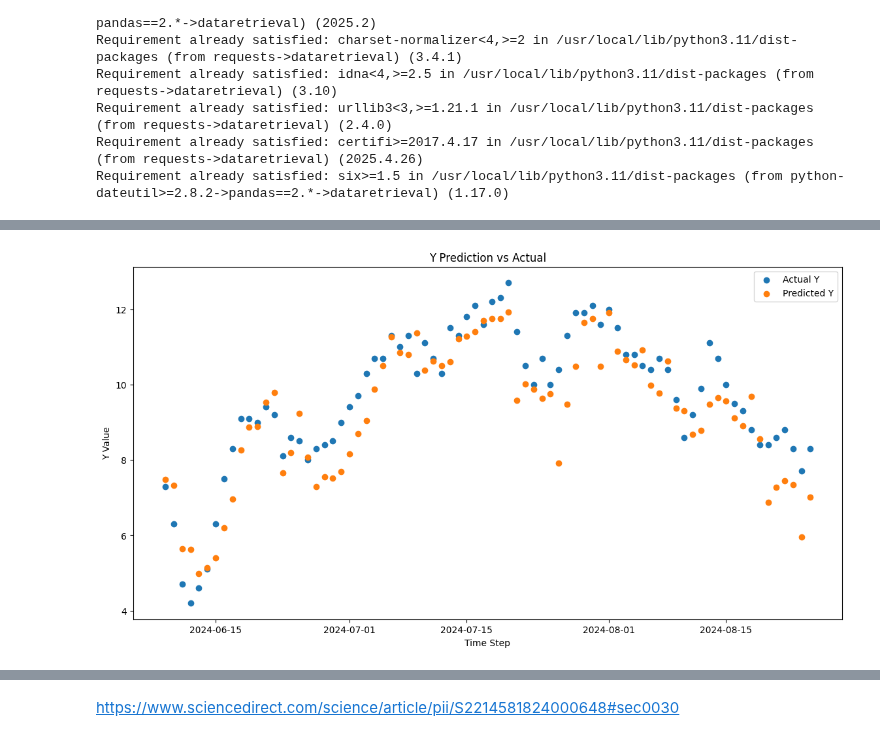
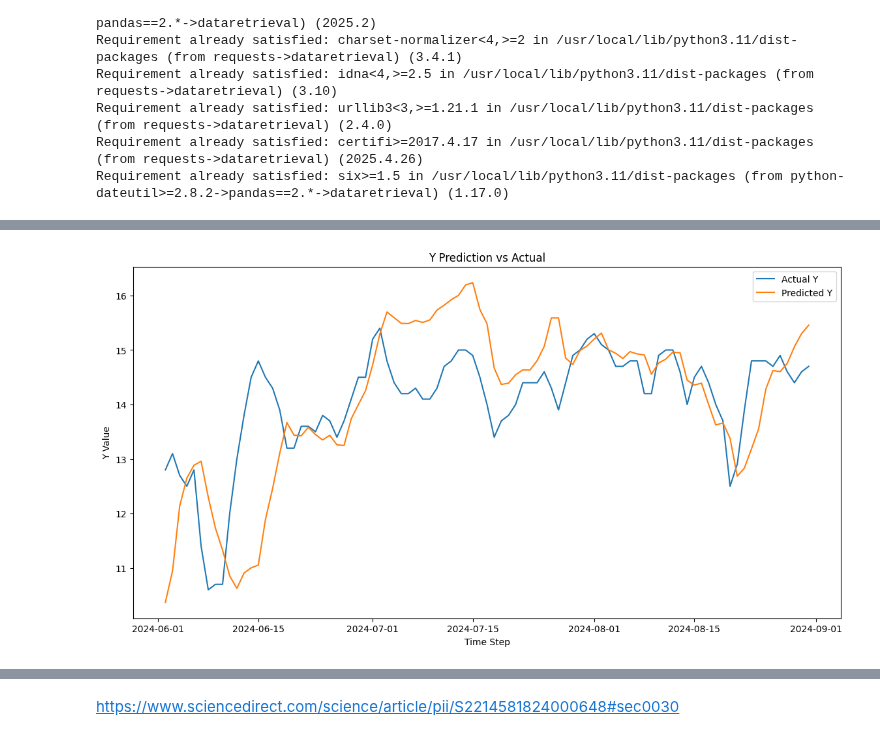
Before and after one commit to th2018/stream_thermal_2025_ms, a Jupyter notebook: LSTM/LSTM_single_station.ipynb, the cells around one changed output, grey strips where cells are left out. Saved outputs shown, nothing was run; the diff lists cells and outputs as text; code cells hidden in the pictures.

```diff
--- a/LSTM/LSTM_single_station.ipynb
+++ b/LSTM/LSTM_single_station.ipynb
@@ -48,7 +48,7 @@ print("Current time:", current_time)
 startDate = "1995-10-01"
 endDate = "2024-09-30"
 model_site = [
-            "13311450" # "13296000"
+            "12305000"#"13311450" # "13296000"
 ]
 units_day = 365
 missing_data_threshold = 0.90 *365
@@ -213,7 +213,7 @@ See the caveats in the documentation: https://pandas.pydata.org/pandas-docs/stab
 # 'timesteps' (also known as look_back) determines how many previous time steps
 # the LSTM will consider to predict the next value.
 
-look_back = 5 # You can adjust this based on your data's seasonality/dependencies
+look_back = 8 # You can adjust this based on your data's seasonality/dependencies
 
 def create_sequences(data, look_back, features_cols, target_col):
     X, Y = [], []
@@ -253,10 +253,10 @@ Test samples: 540
 # %%
 # --- 5. Build LSTM Model ---
 h1= 50
-h2 = 25
+h2 = 50
 optimizer=    Adam(learning_rate=0.001) #'adam'
 d1 = 0.05
-d2 = 0.01
+d2 = 0.005
 
 model = Sequential()
 # First LSTM layer with return_sequences=True to pass sequences to the next LSTM layer
@@ -296,7 +296,7 @@ Model: "sequential"
 # --- 6. Train the Model ---
 # EarlyStopping to stop training when a monitored metric has stopped improving.
 early_stopping = EarlyStopping(monitor='val_loss', patience=10, restore_best_weights=True)
-batch =  16
+batch =  32
 history = model.fit(X_train, Y_train,
                     epochs=100, # You can increase epochs, EarlyStopping will handle it
                     batch_size= batch ,
@@ -423,16 +439,16 @@ plt.show()
 # %%
-small= summer_df[100:178]
+small= summer_df[143:234]
 
 plt.figure(figsize=(14, 7))
-plt.scatter( small['Date'],  small['Y_test_original'], label='Actual Y')
-plt.scatter( small['Date'],  small['Y_pred'], label='Predicted Y')
+plt.plot( small['Date'],  small['Y_test_original'], label='Actual Y')
+plt.plot( small['Date'],  small['Y_pred'], label='Predicted Y')
 
 
 
 plt.title('Y Prediction vs Actual')
 plt.xlabel('Time Step')
 plt.ylabel('Y Value')
 plt.legend()
 plt.show()
 # %% [output]
-[figure, old version]
+[figure, new version]
```
Also changed, not shown: parts of 15 cells of this notebook, 1 other file.
